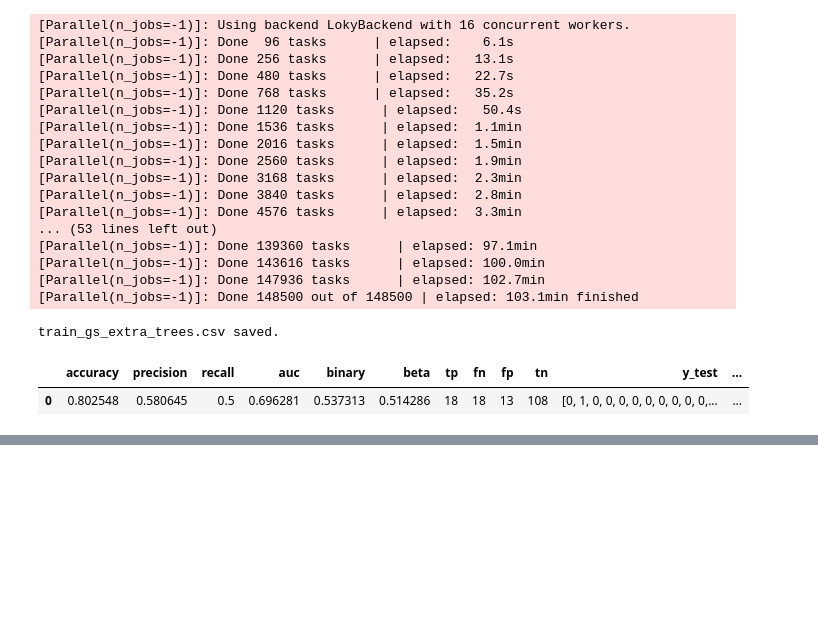
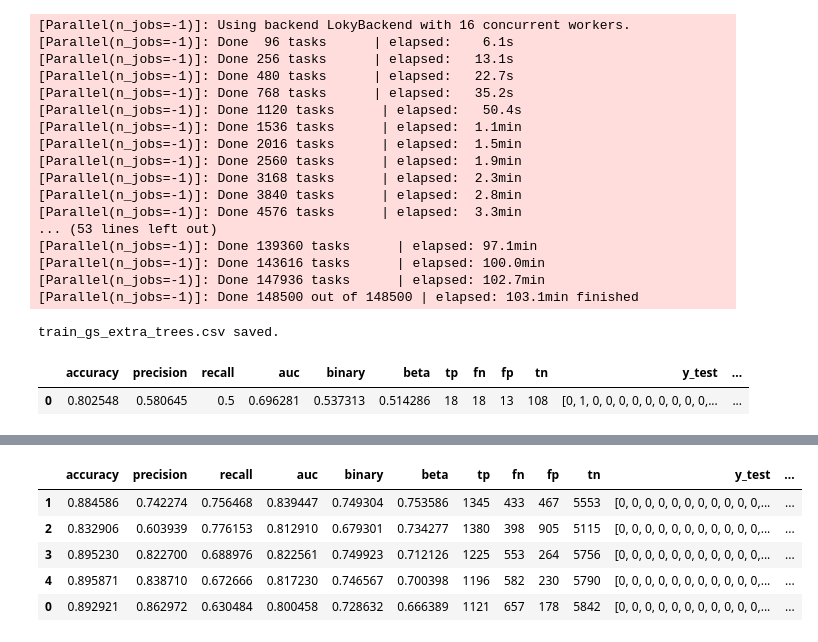
Before and after one commit to brunowdev/sparkify, a Jupyter notebook: Sklearn - Test.ipynb, the cells around one changed output, grey strips where cells are left out. Drawn from its saved outputs; the diff is of its cells as text; code cells hidden in the pictures; blank space fills up the shorter version.

```diff
--- a/Sklearn - Test.ipynb
+++ b/Sklearn - Test.ipynb
@@ -634,0 +660,25 @@ train_gs_extra_trees.csv saved.
+# %%
+from sklearn.preprocessing import Normalizer, RobustScaler, StandardScaler, MaxAbsScaler
+
+# Remove binary features
+features_to_normalize = list(data.drop(['canceled', 'male', 'paid'], axis = 1).columns)
+
+_x = data.copy()
+_scaler = RobustScaler()
+scaler_name = _scaler.__class__.__name__
+_x[features_to_normalize] = _scaler.fit_transform(_x[features_to_normalize])
+_train_results = []
+
+for _train in training_methods:
+    _results = _train(_x, 'canceled', scaler_name)
+    _train_results.append(_results)
+# %%
+df_results = pd.DataFrame(_train_results)
+df_results.sort_values(['beta'], ascending = False)
+# %% [output]
+|  | accuracy | precision | recall | auc | binary | beta | tp | fn | fp | tn | y_test | ... |
+| 1 | 0.884586 | 0.742274 | 0.756468 | 0.839447 | 0.749304 | 0.753586 | 1345 | 433 | 467 | 5553 | [0, 0, 0, 0, 0, 0, 0, 0, 0, 0, 0,... | ... |
+| 2 | 0.832906 | 0.603939 | 0.776153 | 0.812910 | 0.679301 | 0.734277 | 1380 | 398 | 905 | 5115 | [0, 0, 0, 0, 0, 0, 0, 0, 0, 0, 0,... | ... |
+| 3 | 0.895230 | 0.822700 | 0.688976 | 0.822561 | 0.749923 | 0.712126 | 1225 | 553 | 264 | 5756 | [0, 0, 0, 0, 0, 0, 0, 0, 0, 0, 0,... | ... |
+| 4 | 0.895871 | 0.838710 | 0.672666 | 0.817230 | 0.746567 | 0.700398 | 1196 | 582 | 230 | 5790 | [0, 0, 0, 0, 0, 0, 0, 0, 0, 0, 0,... | ... |
+| 0 | 0.892921 | 0.862972 | 0.630484 | 0.800458 | 0.728632 | 0.666389 | 1121 | 657 | 178 | 5842 | [0, 0, 0, 0, 0, 0, 0, 0, 0, 0, 0,... | ... |
```
Also changed, not shown: parts of 2 cells of this notebook.
